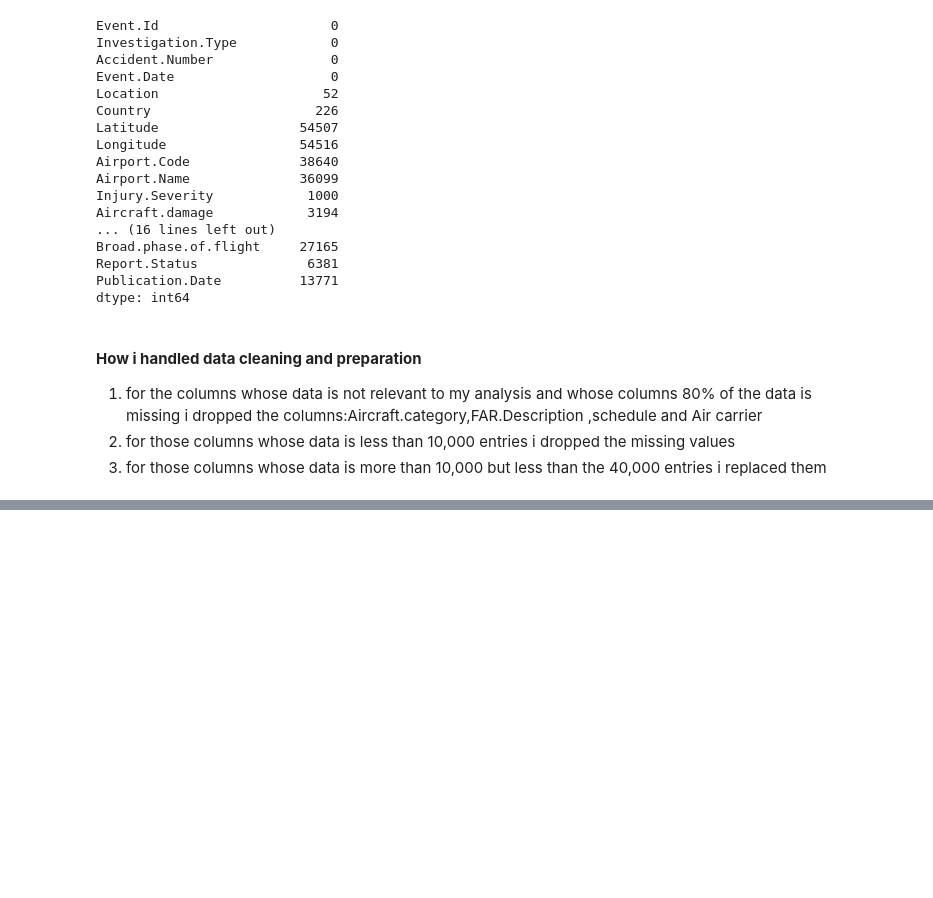
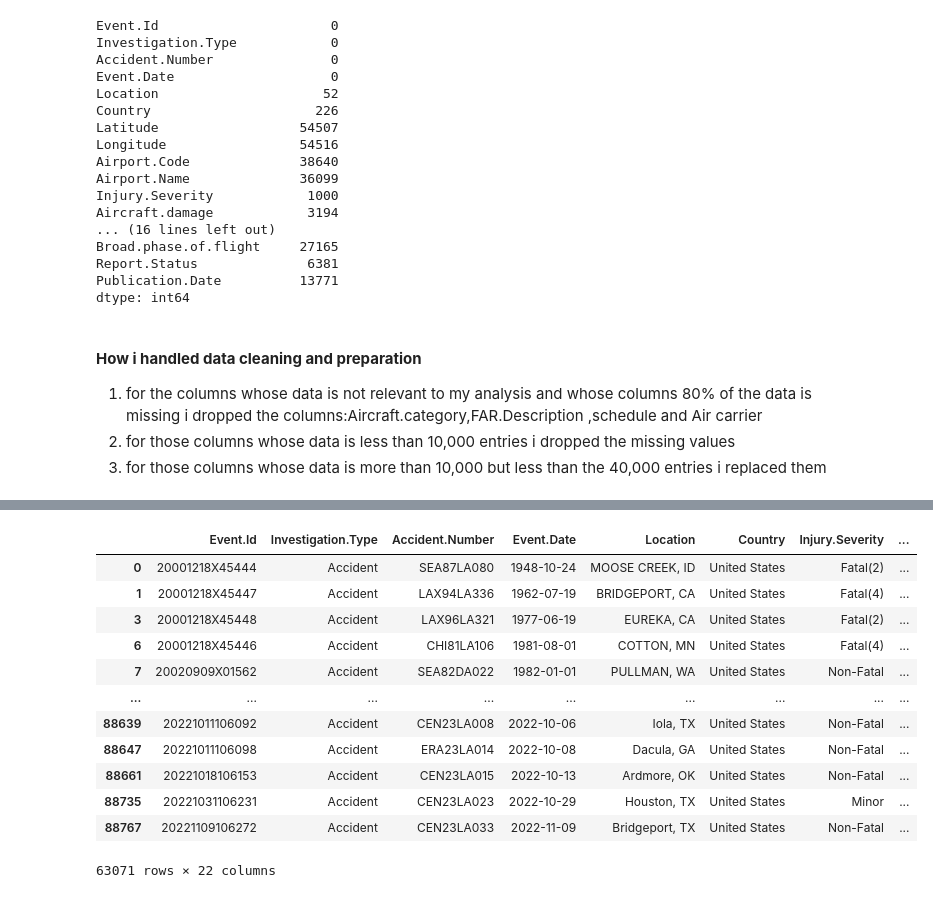
Before and after one commit to justicee-dev/maureen_phase1-project, a Jupyter notebook: maureen's_project.ipynb, the cells around one changed output, grey strips where cells are left out. Cells and saved outputs as stored; diff of their text form; code cells hidden in the pictures; blank space fills up the shorter version.

Commit message:
ihave done part 1of data cleaning that involves:handling missing values,and date conversions

```diff
--- a/maureen's_project.ipynb
+++ b/maureen's_project.ipynb
@@ -137,0 +135,6 @@ df.dropna(subset=[,])
+# %%
+#handling  missing values for the the less than 10,500 entries
+df.dropna(subset=['Location','Country','Injury.Severity','Aircraft.damage','Registration.Number','Make','Model','Amateur.Built','Number.of.Engines','Engine.Type','Purpose.of.flight','Report.Status','Weather.Condition','Total.Fatal.Injuries','Total.Minor.Injuries','Total.Uninjured','Total.Serious.Injuries'],inplace=True)
+# %%
+#handling  for columns with 56,000-70,000 missing values and irrelevant  column like longitude,latitude,publication date,airport.code and name which i will not be using or relevant for my analysis
+df.drop(columns=['Aircraft.Category','FAR.Description','Schedule','Air.carrier','Latitude','Longitude','Airport.Code','Airport.Name','Publication.Date'],inplace=True)
@@ -137,0 +194,17 @@ df.dropna(subset=[,])
+# %%
+df['Broad.phase.of.flight'].fillna('Unknown',inplace=True)#filling the missing values with the unknown as it is the most common value
+df
+# %% [output]
+|  | Event.Id | Investigation.Type | Accident.Number | Event.Date | Location | Country | Injury.Severity | ... |
+| 0 | 20001218X45444 | Accident | SEA87LA080 | 1948-10-24 | MOOSE CREEK, ID | United States | Fatal(2) | ... |
+| 1 | 20001218X45447 | Accident | LAX94LA336 | 1962-07-19 | BRIDGEPORT, CA | United States | Fatal(4) | ... |
+| 3 | 20001218X45448 | Accident | LAX96LA321 | 1977-06-19 | EUREKA, CA | United States | Fatal(2) | ... |
+| 6 | 20001218X45446 | Accident | CHI81LA106 | 1981-08-01 | COTTON, MN | United States | Fatal(4) | ... |
+| 7 | 20020909X01562 | Accident | SEA82DA022 | 1982-01-01 | PULLMAN, WA | United States | Non-Fatal | ... |
+| ... | ... | ... | ... | ... | ... | ... | ... | ... |
+| 88639 | 20221011106092 | Accident | CEN23LA008 | 2022-10-06 | Iola, TX | United States | Non-Fatal | ... |
+| 88647 | 20221011106098 | Accident | ERA23LA014 | 2022-10-08 | Dacula, GA | United States | Non-Fatal | ... |
+| 88661 | 20221018106153 | Accident | CEN23LA015 | 2022-10-13 | Ardmore, OK | United States | Non-Fatal | ... |
+| 88735 | 20221031106231 | Accident | CEN23LA023 | 2022-10-29 | Houston, TX | United States | Minor | ... |
+| 88767 | 20221109106272 | Accident | CEN23LA033 | 2022-11-09 | Bridgeport, TX | United States | Non-Fatal | ... |
+63071 rows × 22 columns
```
Also changed, not shown: parts of 6 cells of this notebook.
